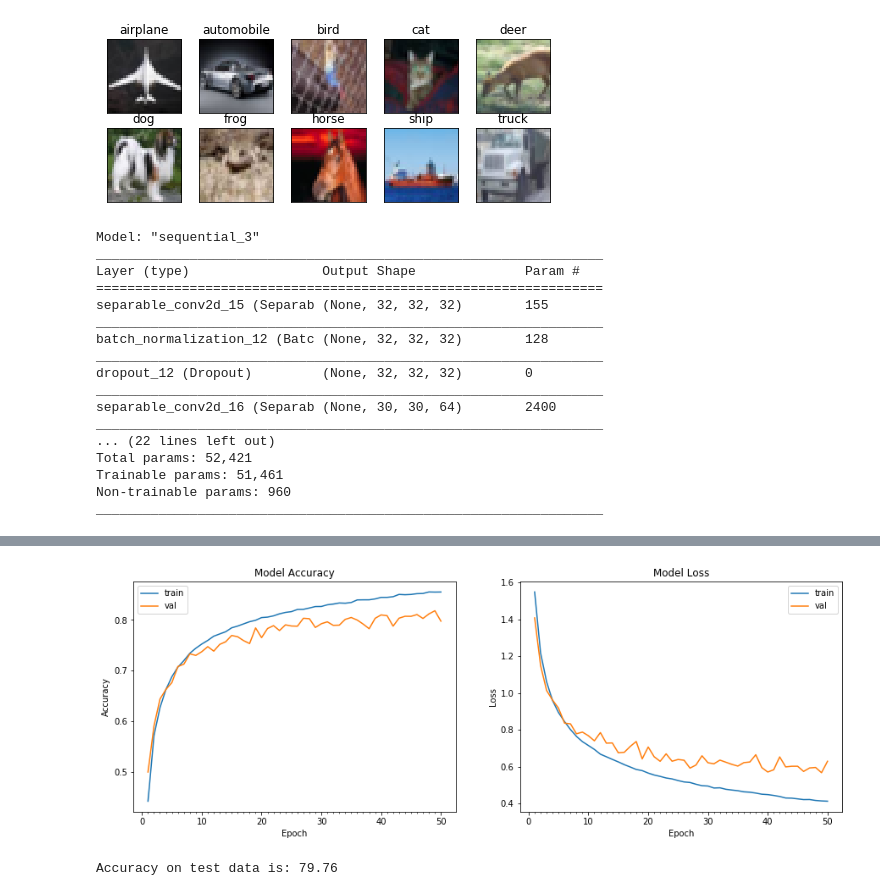
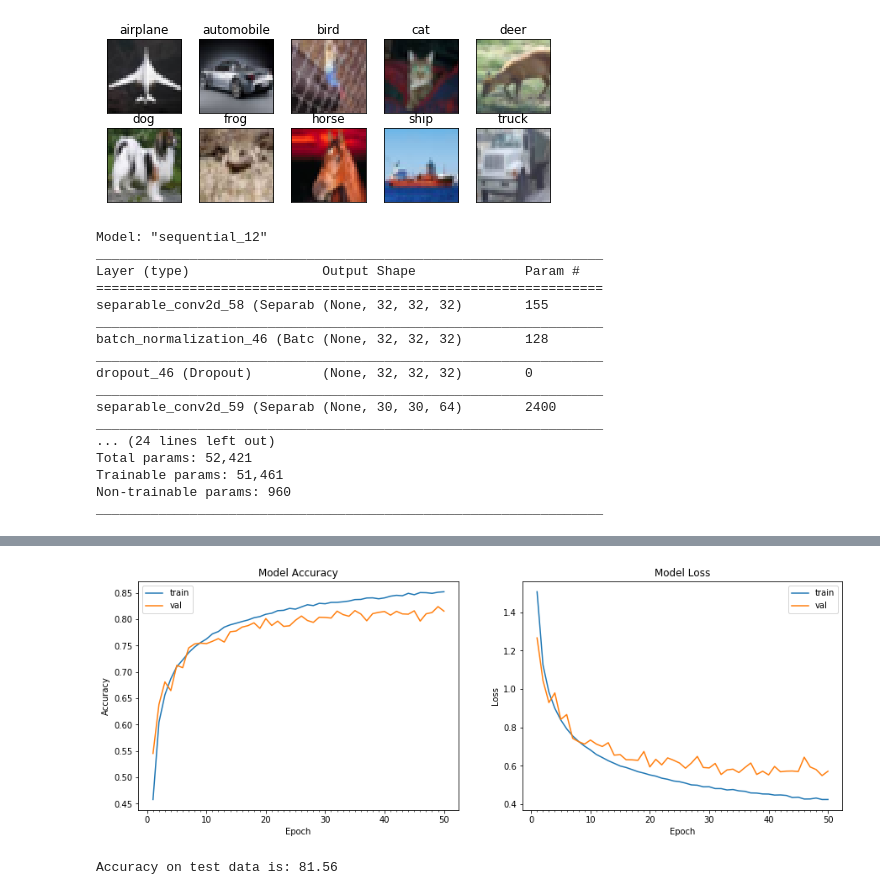
Before and after one commit to hksantosh/eip, a Jupyter notebook: week3/Assignment 3_tf2.ipynb, the cells around one changed output, grey strips where cells are left out. Saved outputs shown, nothing was run; the diff lists cells and outputs as text; code cells hidden in the pictures.

```diff
--- a/week3/Assignment 3_tf2.ipynb
+++ b/week3/Assignment 3_tf2.ipynb
@@ -84,50 +83,50 @@ test_labels = utils.to_categorical(test_labels, num_classes)
 mymodel = Sequential()
 mymodel.add(SeparableConv2D(32, 3, padding='same', activation='relu', input_shape=(32, 32, 3)))  # Output Size: 32x32x32, Receptive Field: 3x3
 mymodel.add(BatchNormalization())
-mymodel.add(Dropout(0.1))
+mymodel.add(Dropout(0.06))
 
 mymodel.add(SeparableConv2D(64, 3, activation='relu')) # Output Size: 30x30x64, Receptive Field: 5x5
 mymodel.add(BatchNormalization())
-mymodel.add(Dropout(0.1))
+mymodel.add(Dropout(0.06))
+mymodel.add(MaxPooling2D(pool_size=(2, 2))) # Output Size: 15x15x64, Receptive Field: 6x6
 
-mymodel.add(SeparableConv2D(128, 3, activation='relu')) # Output Size: 28x28x128, Receptive Field: 7x7
+mymodel.add(SeparableConv2D(128, 3, activation='relu')) # Output Size: 13x13x128, Receptive Field: 10x10
 mymodel.add(BatchNormalization())
-mymodel.add(Dropout(0.05))
+mymodel.add(Dropout(0.03))
 
-mymodel.add(SeparableConv2D(256, 3, activation='relu')) # Output Size: 26x26x256, Receptive Field: 9x9
+mymodel.add(SeparableConv2D(256, 3, activation='relu')) # Output Size: 11x11x256, Receptive Field: 14x14
 mymodel.add(BatchNormalization())
-mymodel.add(Dropout(0.05))
+mymodel.add(Dropout(0.03))
 
-mymodel.add(SeparableConv2D(10, 3, activation='relu')) # Output Size: 24x24x10, Receptive Field: 11x11
+mymodel.add(SeparableConv2D(10, 3, activation='relu')) # Output Size: 9x9x10, Receptive Field: 18x18
 mymodel.add(GlobalAveragePooling2D())
 mymodel.add(Activation('softmax'))
 
 mymodel.compile(optimizer='adam', loss='categorical_crossentropy', metrics=['accuracy'])
 mymodel.summary()
 # %% [output]
-Model: "sequential_3"
+Model: "sequential_12"
 _________________________________________________________________
 Layer (type)                 Output Shape              Param #
 =================================================================
-separable_conv2d_15 (Separab (None, 32, 32, 32)        155
+separable_conv2d_58 (Separab (None, 32, 32, 32)        155
 _________________________________________________________________
-batch_normalization_12 (Batc (None, 32, 32, 32)        128
+batch_normalization_46 (Batc (None, 32, 32, 32)        128
 _________________________________________________________________
-dropout_12 (Dropout)         (None, 32, 32, 32)        0
+dropout_46 (Dropout)         (None, 32, 32, 32)        0
 _________________________________________________________________
-separable_conv2d_16 (Separab (None, 30, 30, 64)        2400
+separable_conv2d_59 (Separab (None, 30, 30, 64)        2400
 _________________________________________________________________
-... (22 lines left out)
+... (24 lines left out)
 Total params: 52,421
 Trainable params: 51,461
 Non-trainable params: 960
 _________________________________________________________________
 # %%
-datagen = ImageDataGenerator(zoom_range=0.0, horizontal_flip=True)
+datagen = ImageDataGenerator(zoom_range=0.2, horizontal_flip=True)
 
-# train the mymodel
 start = time.time()
-# Train the mymodel
+# Train mymodel
 mymodel_info = mymodel.fit_generator(datagen.flow(train_features, train_labels, batch_size = 64), steps_per_epoch=train_features.shape[0]/64,
                                  epochs = 50, validation_data = (test_features, test_labels), verbose=1)
 end = time.time()
@@ -159,2 +158,2 @@ mymodel took 5223.61 seconds to train
-[figure, old version]
+[figure, new version]
-Accuracy on test data is: 79.76
+Accuracy on test data is: 81.56
```
Also changed, not shown: parts of 3 cells of this notebook.
